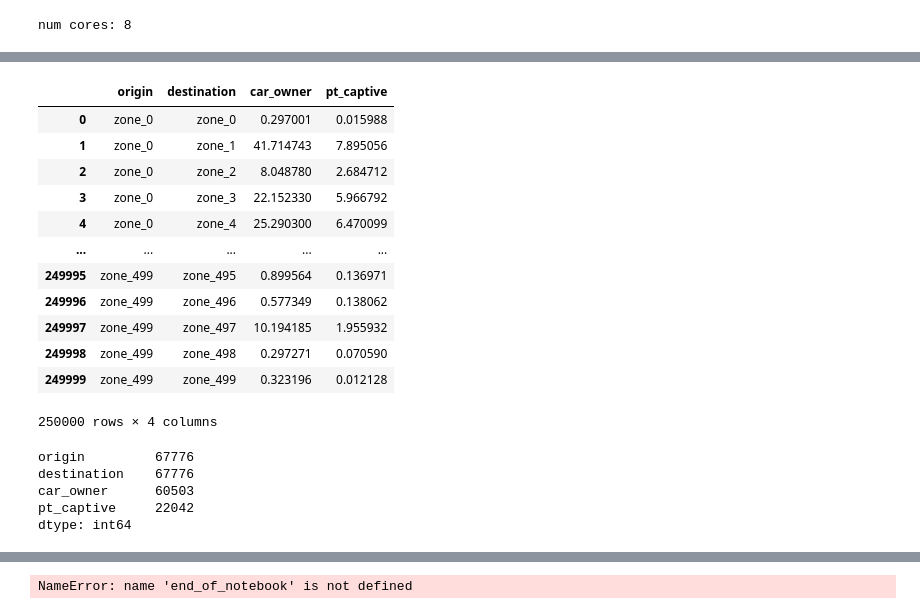
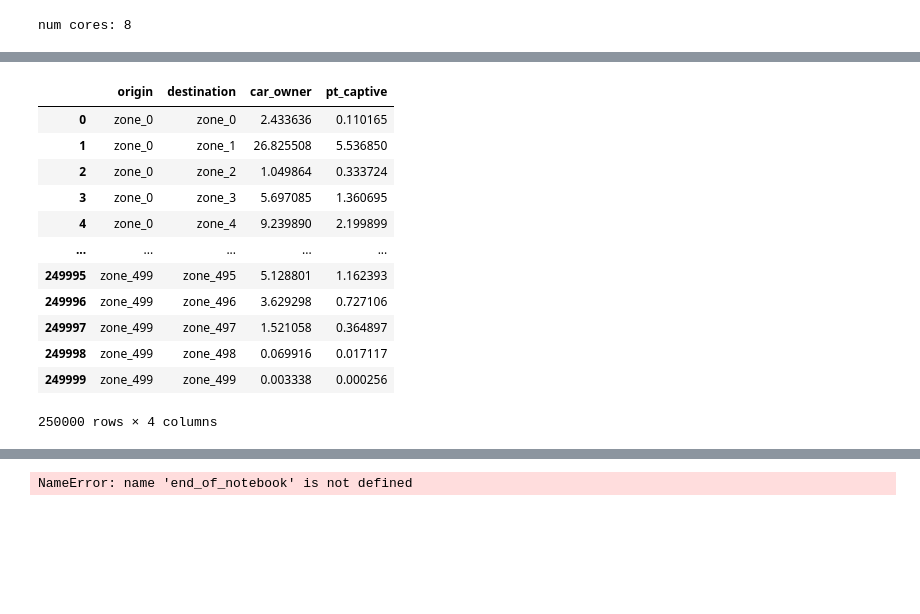
Before and after one commit to systragroup/quetzal_classic, a Jupyter notebook: notebooks/2_model/B20_generation_distribution.ipynb, the cells around one changed output, grey strips where cells are left out. Cells and saved outputs as stored; diff of their text form; code cells hidden in the pictures; blank space fills up the shorter version.

```diff
--- a/notebooks/2_model/B20_generation_distribution.ipynb
+++ b/notebooks/2_model/B20_generation_distribution.ipynb
@@ -2,7 +2,7 @@
 import sys
 import json
 params = {}
-default = {'training_folder': '../../scenarios/houston/', 'params': params} # Default execution parameters
+default = {'training_folder': '../../scenarios/dallas/', 'params': params} # Default execution parameters
 manual, argv = (True, default) if 'ipykernel' in sys.argv[0] else (False, dict(default, **json.loads(sys.argv[1])))
 print(argv)
 # %% [output]
@@ -32,14 +32,13 @@ base_folder = argv['training_folder']
 input_folder = os.path.join(base_folder,'inputs/')
 pt_folder  = os.path.join(input_folder,'pt/')
 road_folder = os.path.join(input_folder,'road/')
-od_folder =  os.path.join(input_folder,'od/')
 params_folder = input_folder if on_lambda else '../../inputs/'
 
 output_folder = os.path.join(base_folder,'outputs/')
 if not os.path.exists(output_folder):
     os.makedirs(output_folder)
 
-model_folder = os.path.join(input_folder, 'model/')
+model_folder = os.path.join(base_folder, 'model/')
 # %%
 sm = stepmodel.read_zippedpickles(model_folder +'aon_los')
 # %%
@@ -118,32 +77,23 @@ pt_captive.step_distribution(deterrence_matrix=imp_matrix)
 # %%
 sm.volumes = pd.merge(
     car.volumes,
     pt_captive.volumes,
     on=['origin', 'destination'],
     suffixes=[ '_car_owner', '_pt_captive']
 ).rename(columns={'volume_car_owner': 'car_owner', 'volume_pt_captive': 'pt_captive'})
-sm.volumes
 # %% [output]
 |  | origin | destination | car_owner | pt_captive |
-| 0 | zone_0 | zone_0 | 0.297001 | 0.015988 |
-| 1 | zone_0 | zone_1 | 41.714743 | 7.895056 |
-| 2 | zone_0 | zone_2 | 8.048780 | 2.684712 |
-| 3 | zone_0 | zone_3 | 22.152330 | 5.966792 |
-| 4 | zone_0 | zone_4 | 25.290300 | 6.470099 |
+| 0 | zone_0 | zone_0 | 2.433636 | 0.110165 |
+| 1 | zone_0 | zone_1 | 26.825508 | 5.536850 |
+| 2 | zone_0 | zone_2 | 1.049864 | 0.333724 |
+| 3 | zone_0 | zone_3 | 5.697085 | 1.360695 |
+| 4 | zone_0 | zone_4 | 9.239890 | 2.199899 |
 | ... | ... | ... | ... | ... |
-| 249995 | zone_499 | zone_495 | 0.899564 | 0.136971 |
-| 249996 | zone_499 | zone_496 | 0.577349 | 0.138062 |
-| 249997 | zone_499 | zone_497 | 10.194185 | 1.955932 |
-| 249998 | zone_499 | zone_498 | 0.297271 | 0.070590 |
-| 249999 | zone_499 | zone_499 | 0.323196 | 0.012128 |
+| 249995 | zone_499 | zone_495 | 5.128801 | 1.162393 |
+| 249996 | zone_499 | zone_496 | 3.629298 | 0.727106 |
+| 249997 | zone_499 | zone_497 | 1.521058 | 0.364897 |
+| 249998 | zone_499 | zone_498 | 0.069916 | 0.017117 |
+| 249999 | zone_499 | zone_499 | 0.003338 | 0.000256 |
 250000 rows × 4 columns
 # %%
 sm.sample_volumes(bidimentional_sampling=True, fit_sums=True, sample_weight={'car_owner':50, 'pt_captive':50}, sample_size=None, inplace=True)
-# %%
-len(sm.volumes) - sm.volumes.isnull().sum()
-# %% [output]
-origin         67776
-destination    67776
-car_owner      60503
-pt_captive     22042
-dtype: int64
```
Also changed, not shown: parts of 7 cells of this notebook, 5 other files.
